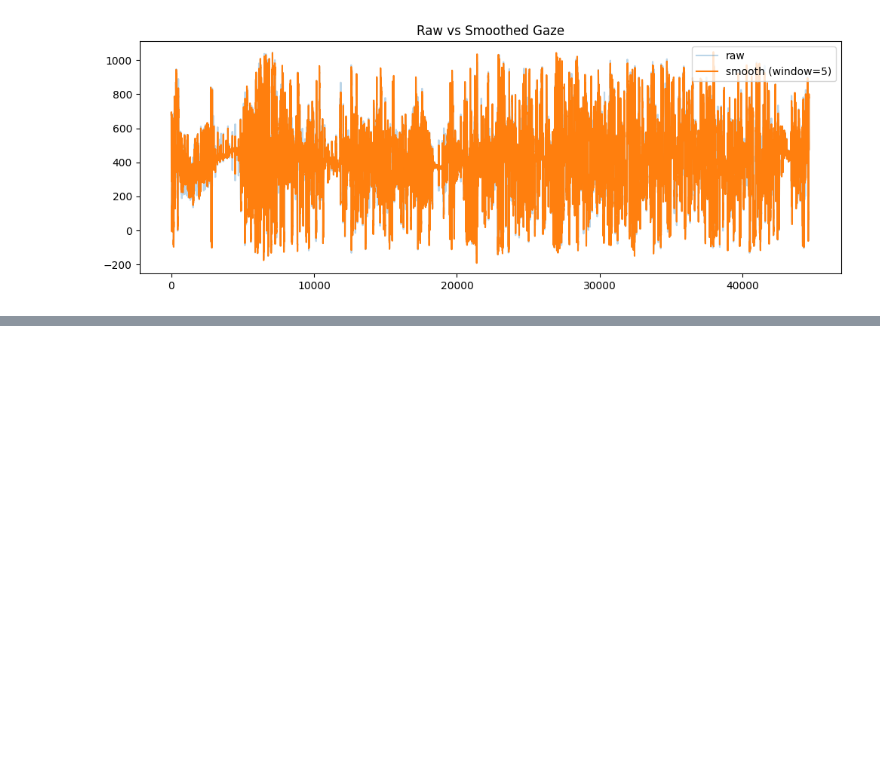
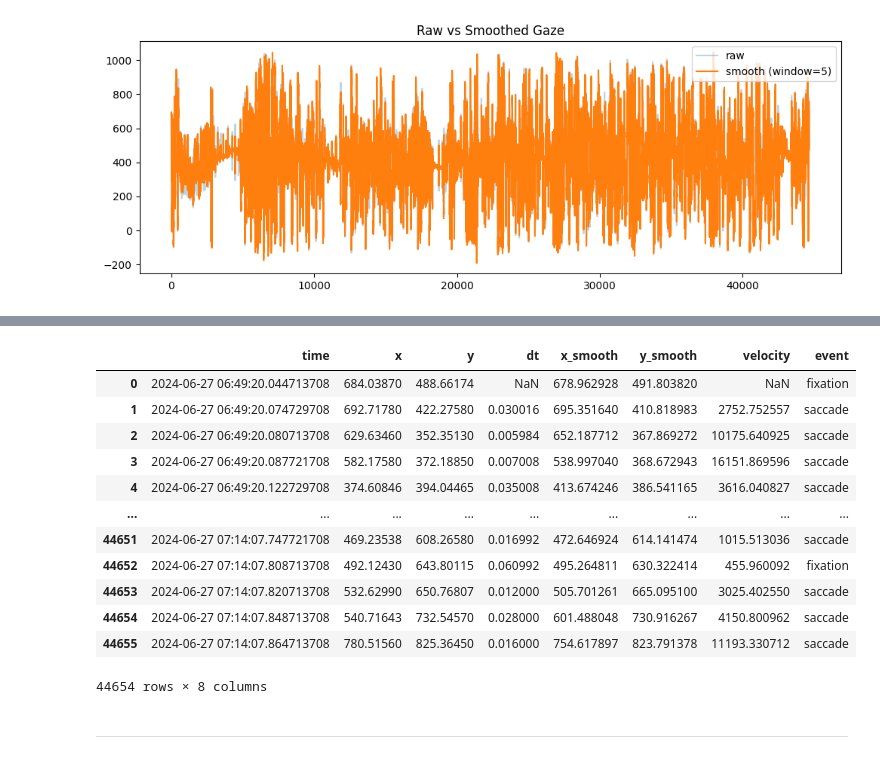
Before and after one commit to raquelmdtum/master-thesis, a Jupyter notebook: notebooks/do_eyetracking.ipynb, the cells around one changed output, grey strips where cells are left out. Drawn from its saved outputs; the diff is of its cells as text; code cells hidden in the pictures; blank space fills up the shorter version.

```diff
--- a/notebooks/do_eyetracking.ipynb
+++ b/notebooks/do_eyetracking.ipynb
@@ -140,0 +218,18 @@ plt.show()
+# %%
+gaze
+# %% [output]
+|  | time | x | y | dt | x_smooth | y_smooth | velocity | event |
+| 0 | 2024-06-27 06:49:20.044713708 | 684.03870 | 488.66174 | NaN | 678.962928 | 491.803820 | NaN | fixation |
+| 1 | 2024-06-27 06:49:20.074729708 | 692.71780 | 422.27580 | 0.030016 | 695.351640 | 410.818983 | 2752.752557 | saccade |
+| 2 | 2024-06-27 06:49:20.080713708 | 629.63460 | 352.35130 | 0.005984 | 652.187712 | 367.869272 | 10175.640925 | saccade |
+| 3 | 2024-06-27 06:49:20.087721708 | 582.17580 | 372.18850 | 0.007008 | 538.997040 | 368.672943 | 16151.869596 | saccade |
+| 4 | 2024-06-27 06:49:20.122729708 | 374.60846 | 394.04465 | 0.035008 | 413.674246 | 386.541165 | 3616.040827 | saccade |
+| ... | ... | ... | ... | ... | ... | ... | ... | ... |
+| 44651 | 2024-06-27 07:14:07.747721708 | 469.23538 | 608.26580 | 0.016992 | 472.646924 | 614.141474 | 1015.513036 | saccade |
+| 44652 | 2024-06-27 07:14:07.808713708 | 492.12430 | 643.80115 | 0.060992 | 495.264811 | 630.322414 | 455.960092 | fixation |
+| 44653 | 2024-06-27 07:14:07.820713708 | 532.62990 | 650.76807 | 0.012000 | 505.701261 | 665.095100 | 3025.402550 | saccade |
+| 44654 | 2024-06-27 07:14:07.848713708 | 540.71643 | 732.54570 | 0.028000 | 601.488048 | 730.916267 | 4150.800962 | saccade |
+| 44655 | 2024-06-27 07:14:07.864713708 | 780.51560 | 825.36450 | 0.016000 | 754.617897 | 823.791378 | 11193.330712 | saccade |
+44654 rows × 8 columns
+# %% [markdown]
+________
```
Also changed, not shown: parts of 15 cells of this notebook.
